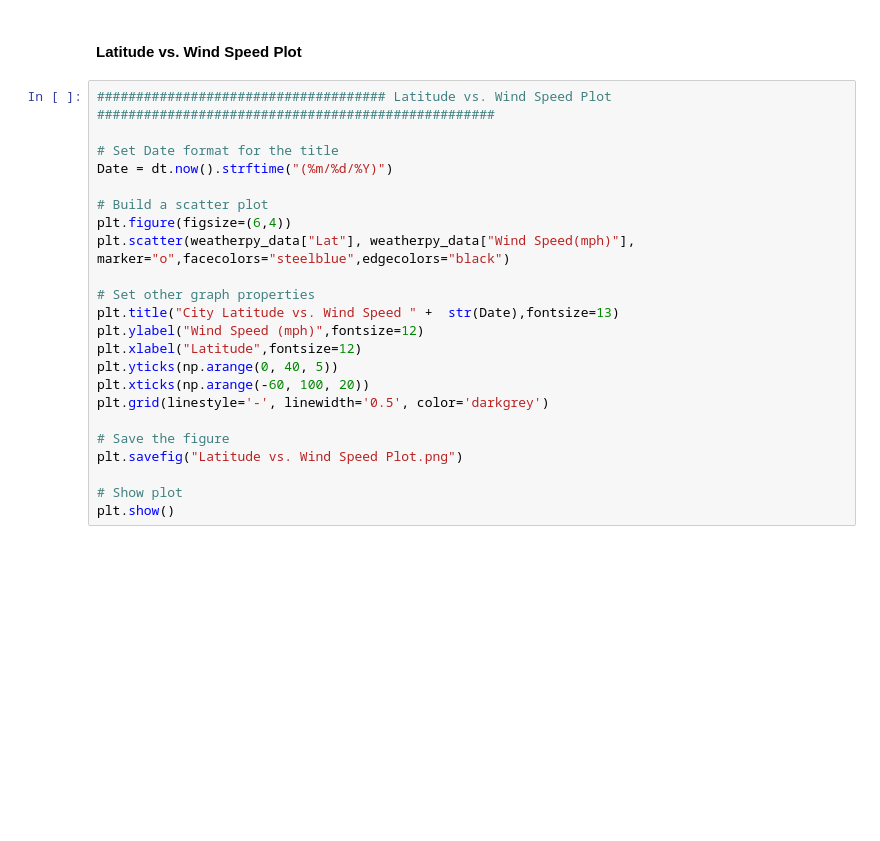
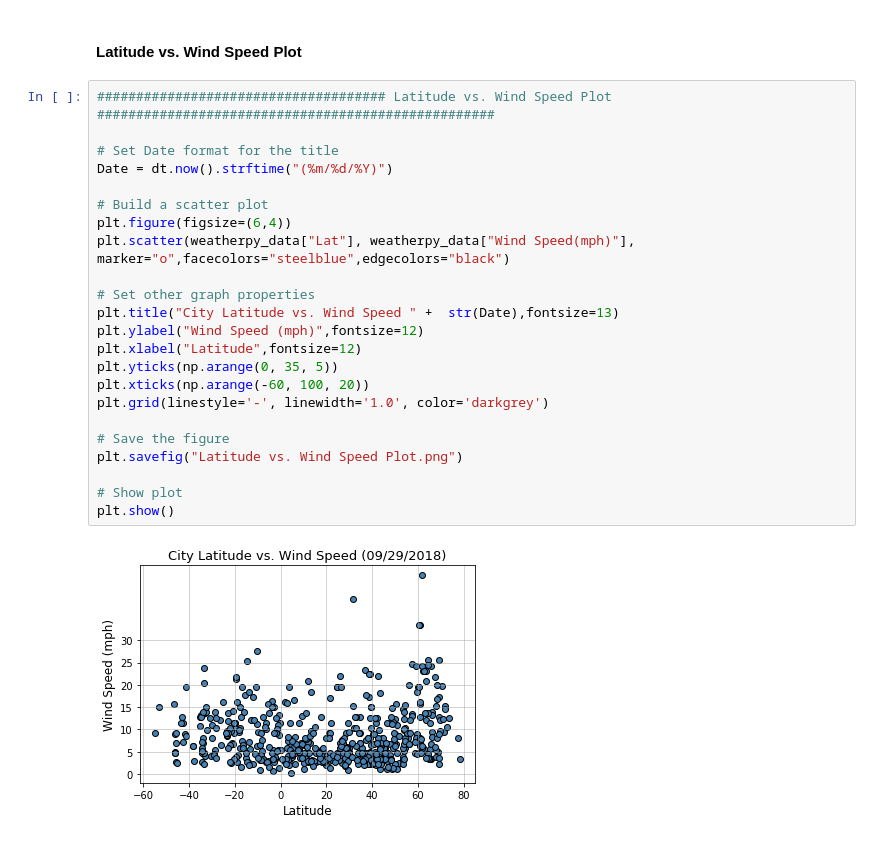
Before and after one commit to srikantiaparna/python-API, a Jupyter notebook: WeatherPy.ipynb, the cells around one changed output. Saved outputs shown, nothing was run; the diff lists cells and outputs as text; blank space fills up the shorter version.

```diff
--- a/WeatherPy.ipynb
+++ b/WeatherPy.ipynb
@@ -285,23 +313,25 @@ plt.show()
 # %%
 ##################################### Latitude vs. Wind Speed Plot ###################################################
 
 # Set Date format for the title
 Date = dt.now().strftime("(%m/%d/%Y)")
 
 # Build a scatter plot
 plt.figure(figsize=(6,4))
 plt.scatter(weatherpy_data["Lat"], weatherpy_data["Wind Speed(mph)"], marker="o",facecolors="steelblue",edgecolors="black")
 
 # Set other graph properties
 plt.title("City Latitude vs. Wind Speed " +  str(Date),fontsize=13)
 plt.ylabel("Wind Speed (mph)",fontsize=12)
 plt.xlabel("Latitude",fontsize=12)
-plt.yticks(np.arange(0, 40, 5))
+plt.yticks(np.arange(0, 35, 5))
 plt.xticks(np.arange(-60, 100, 20))
-plt.grid(linestyle='-', linewidth='0.5', color='darkgrey')
+plt.grid(linestyle='-', linewidth='1.0', color='darkgrey')
 
 # Save the figure
 plt.savefig("Latitude vs. Wind Speed Plot.png")
 
 # Show plot
 plt.show()
+# %% [output]
+[figure, added]
```
Also changed, not shown: parts of 11 cells of this notebook, 6 other files.
